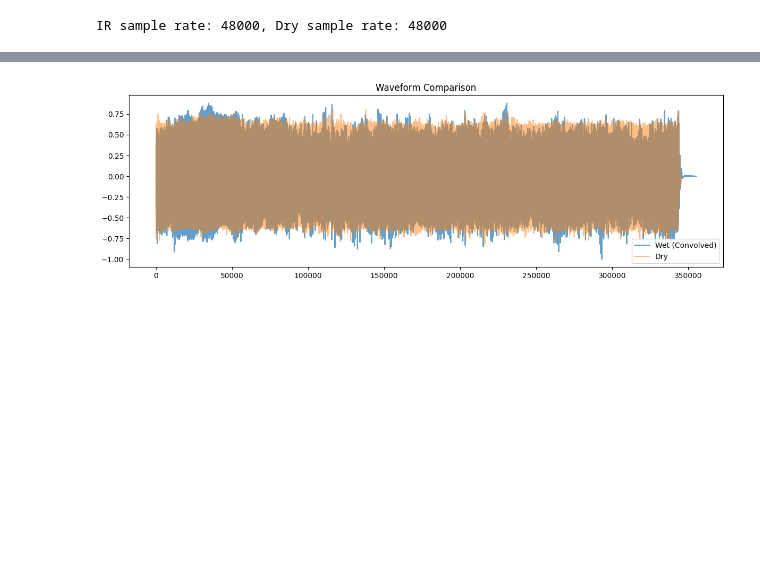
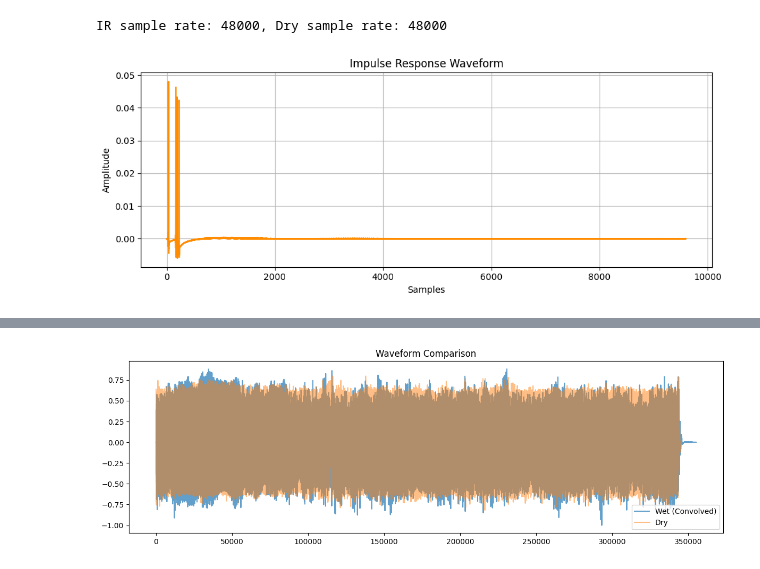
Before and after one commit to omega1119/dsp-ir, a Jupyter notebook: apply_ir.ipynb, the cells around one changed output, grey strips where cells are left out. Drawn from its saved outputs; the diff is of its cells as text; code cells hidden in the pictures; blank space fills up the shorter version.

Commit message:
IR Plots

```diff
--- a/apply_ir.ipynb
+++ b/apply_ir.ipynb
@@ -20,3 +20,14 @@ IR sample rate: 48000, Dry sample rate: 48000
 if ir_sr != dry_sr:
     ir = librosa.resample(ir, orig_sr=ir_sr, target_sr=dry_sr)
     ir_sr = dry_sr
+# %%
+plt.figure(figsize=(10, 4))
+plt.plot(ir, color='darkorange')
+plt.title("Impulse Response Waveform")
+plt.xlabel("Samples")
+plt.ylabel("Amplitude")
+plt.grid(True)
+plt.tight_layout()
+plt.show()
+# %% [output]
+[figure, added]
```
Also changed, not shown: parts of 2 cells of this notebook.
